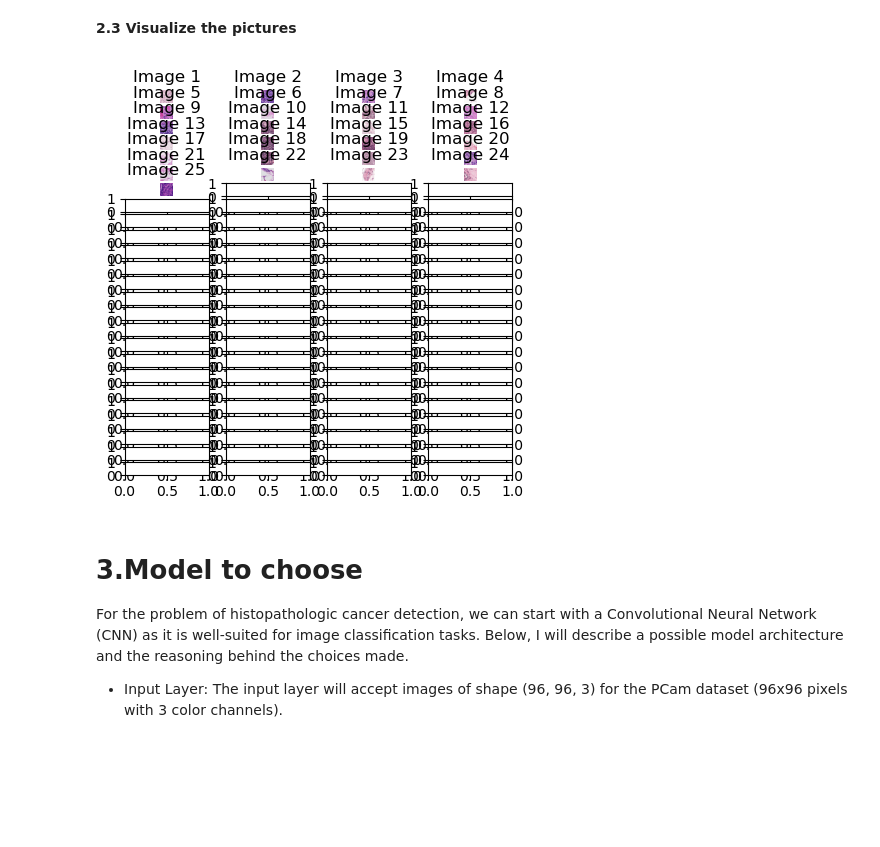
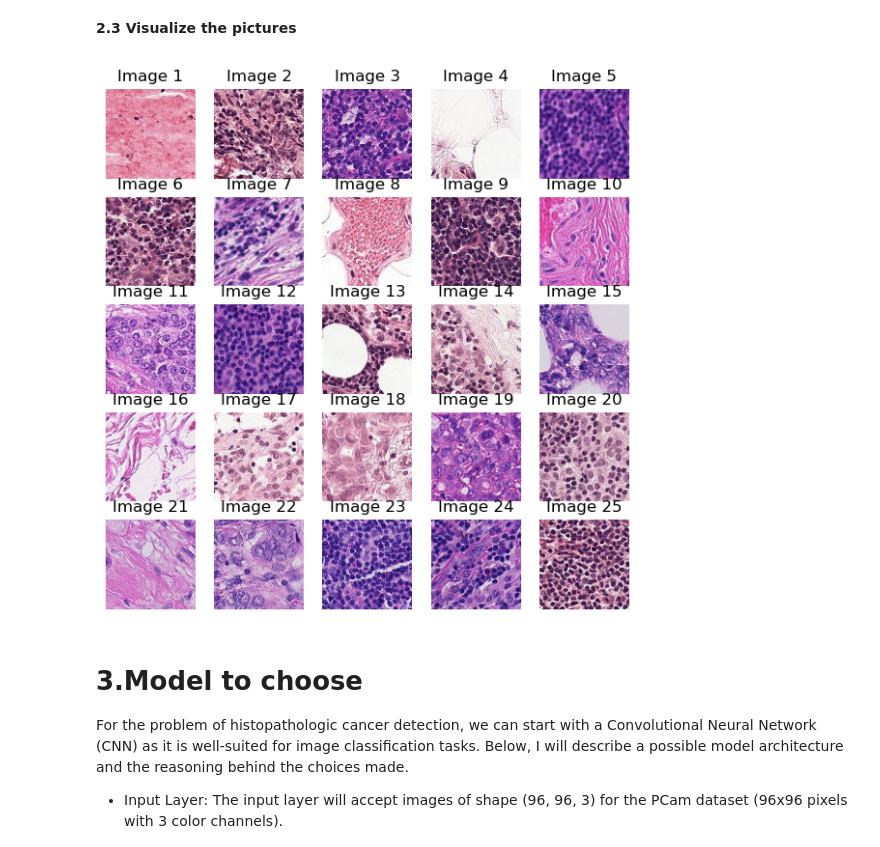
Before and after one commit to jizh4635/RNN, a Jupyter notebook: cancel-detection.ipynb, the cells around one changed output. Saved outputs shown, nothing was run; the diff lists cells and outputs as text; code cells hidden in the pictures; blank space fills up the shorter version.

```diff
--- a/cancel-detection.ipynb
+++ b/cancel-detection.ipynb
@@ -85,28 +85,28 @@ dtype: int64
 # %%
 # Set the path to the images
 train_images_path = '/kaggle/input/histopathologic-cancer-detection/train/'
 
 # Get a list of image file names
 image_files = os.listdir(train_images_path)
 
 # Randomly select a few images
 num_images_to_show = 25
 selected_images = random.sample(image_files, num_images_to_show)
 
 # Plot the selected images in a grid
-fig, axes = plt.subplots(25, 4, figsize=(5, 5))
+fig, axes = plt.subplots(5, 5, figsize=(7, 7))
 axes = axes.ravel()
 
 for i, img_name in enumerate(selected_images):
     img_path = os.path.join(train_images_path, img_name)
     img = Image.open(img_path)
     axes[i].imshow(img)
     axes[i].axis('off')
     axes[i].set_title(f"Image {i+1}")
 
 plt.show()
 # %% [output]
-[figure, old version]
+[figure, new version]
 # %% [markdown]
 # 3.Model to choose
 
```
Also changed, not shown: parts of 5 cells of this notebook.
